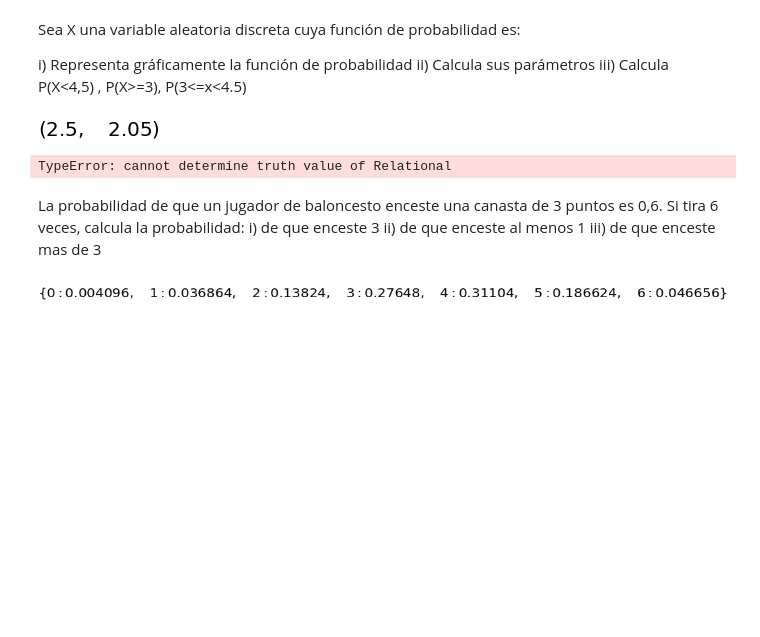
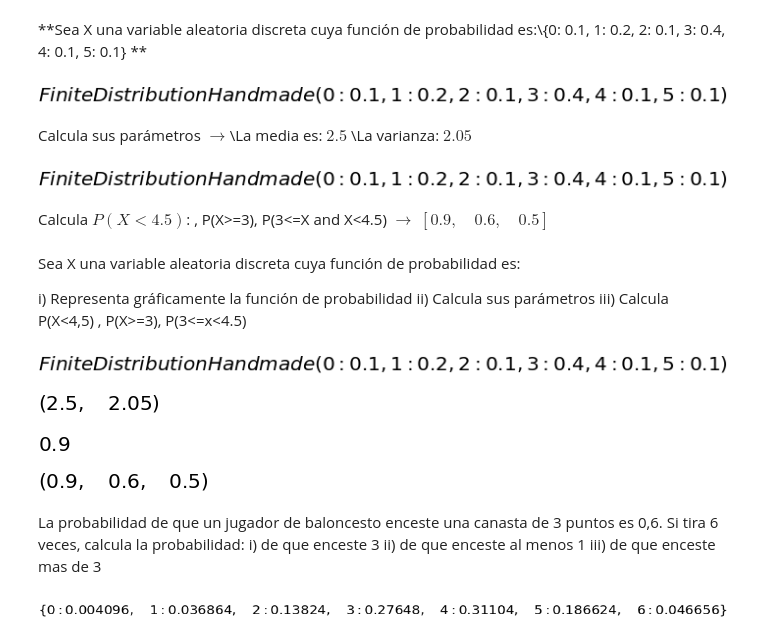
Before and after one commit to crdguez/mat1bac_cit, a Jupyter notebook: notebooks/44_variables_aleatorias.ipynb, the cells around one changed output. Cells and saved outputs as stored; diff of their text form; code cells hidden in the pictures; blank space fills up the shorter version.

```diff
--- a/notebooks/44_variables_aleatorias.ipynb
+++ b/notebooks/44_variables_aleatorias.ipynb
@@ -43,6 +43,59 @@ These commands were executed:
 >>> init_printing()
 
 Documentation can be found at http://docs.sympy.org/1.2/
+# %%
+puntuacion = '1'
+
+
+
+datos = [{0:0.1,1:0.2,2:0.1,3:0.4,4:0.1,5:0.1}]
+
+
+# vectores iniciales correspondientes al texto del enunciado
+
+
+
+for i, s in enumerate(datos) :
+    n_ejercicio = 'p105e02-'+str(i)
+    enunciado_latex, enunciado, solucion = [],[],[]
+
+    texto_ejercicio = r"""Sea X una variable aleatoria discreta cuya función de probabilidad es:\\{}
+    """.format(datos[i])
+
+    display(md("**"+texto_ejercicio+"**"))
+
+
+    enunciado_latex.append(r"Calcula sus parámetros")
+    enunciado = str(s)
+    densidad = datos[i]
+    X = FiniteRV('X',densidad)
+    display(density(X))
+
+    sol = r"\\La media es: $"
+    sol+=latex(E(X))+r"$ \\" + r"La varianza: $" + latex(variance(X))+r"$"
+    solucion.append(sol)
+    display(md(enunciado_latex[0] +" $ \\rightarrow $" + solucion[0] ))
+
+    enunciado_latex.append(r"Calcula $P\left(X < 4.5\right)$: , P(X>=3), P(3<=X and X<4.5) ")
+    enunciado = str(s)
+    densidad = datos[i]
+    X = FiniteRV('X',densidad)
+    display(density(X))
+
+    sol = r" $"
+    sol+=latex([P(X<4.5), P(X>=3), P(And(3<=X, X<4.5))])+r"$"
+    solucion.append(sol)
+    display(md(enunciado_latex[1] +" $ \\rightarrow $" + solucion[1] ))
+
+
+    df_ejercicios = df_ejercicios.append(añadir_ejercicios(enunciado_latex, enunciado, solucion, texto_ejercicio, curso, titulo , n_ejercicio, '5', '1', enun_tex=False, sol_tex=False), ignore_index=True)
+# %% [output]
+**Sea X una variable aleatoria discreta cuya función de probabilidad es:\\{0: 0.1, 1: 0.2, 2: 0.1, 3: 0.4, 4: 0.1, 5: 0.1}
+    **
+[figure, added]
+Calcula sus parámetros $ \rightarrow $\\La media es: $2.5$ \\La varianza: $2.05$
+[figure, added]
+Calcula $P\left(X < 4.5\right)$: , P(X>=3), P(3<=X and X<4.5)  $ \rightarrow $ $\left [ 0.9, \quad 0.6, \quad 0.5\right ]$
 # %% [markdown]
 Sea X una variable aleatoria discreta cuya función de probabilidad es:
 
@@ -53,14 +106,21 @@ iii) Calcula P(X<4,5) , P(X>=3), P(3<=x<4.5)
 # %%
 densidad = {0:0.1,1:0.2,2:0.1,3:0.4,4:0.1,5:0.1}
 X = FiniteRV('X',densidad)
+density(X)
+# %% [output]
+[figure, added]
 # %%
 E(X), variance(X)
 # %% [output]
 [figure]
+# %%
+P(X<4.5)
+# %% [output]
+[figure, added]
 # %%
-P(X<4.5), P(X>=3), P(3<=X and X<4.5)
+P(X<4.5), P(X>=3), P(And(3<=X, X<4.5))
 # %% [output]
-TypeError: cannot determine truth value of Relational
+[figure, added]
 # %% [markdown]
 La probabilidad de que un jugador de baloncesto enceste una canasta de 3 puntos es 0,6. Si tira 6
 veces, calcula la probabilidad:
```
Also changed, not shown: parts of 8 cells of this notebook, 17 other files.
